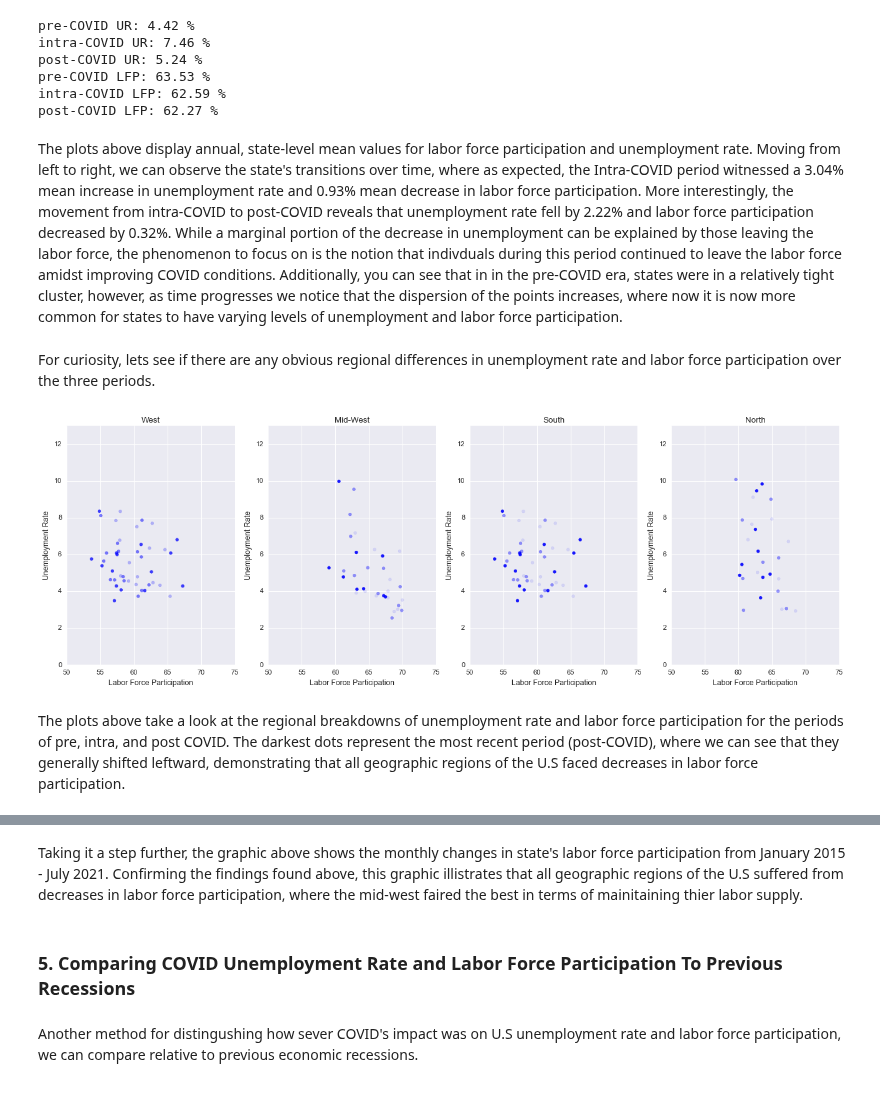
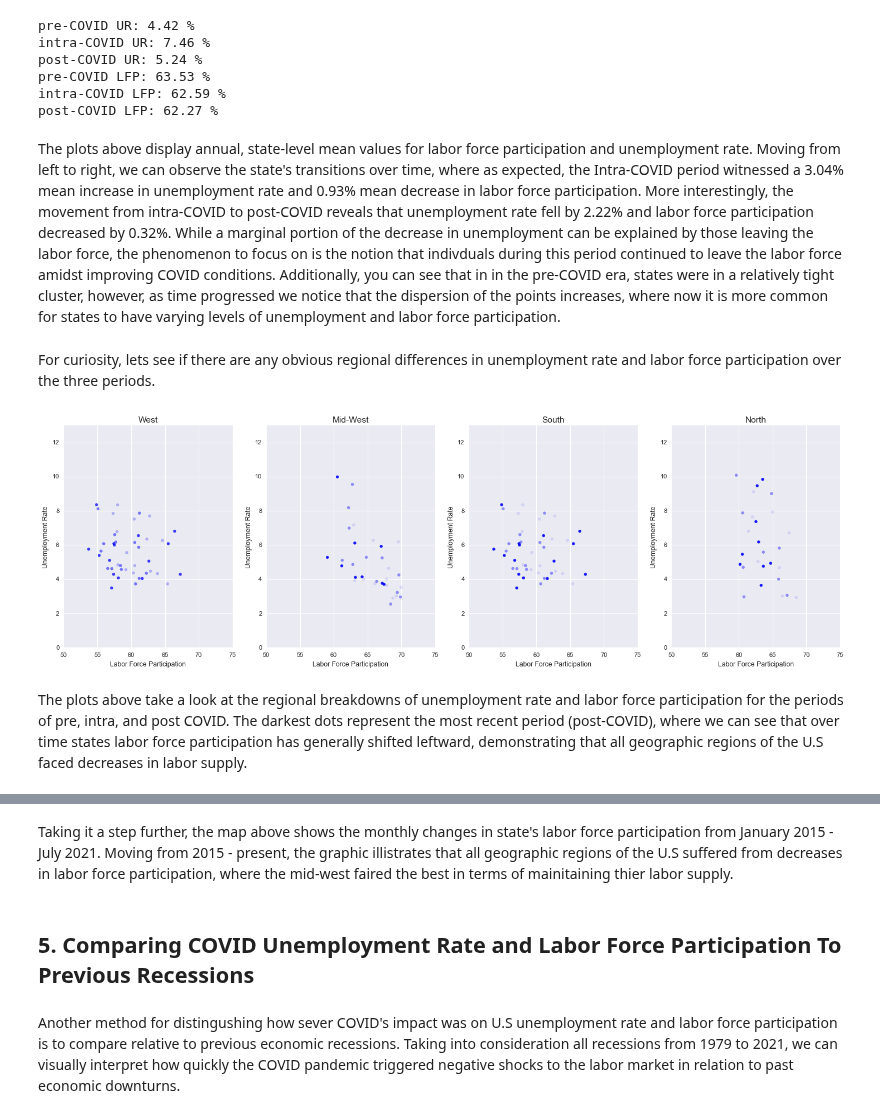
Before and after one commit to vgm236/ferrante_moreira_data_project, a Jupyter notebook: app/ferrante_moreira_project.ipynb, the cells around one changed output, grey strips where cells are left out. Cells and saved outputs as stored; diff of their text form; code cells hidden in the pictures.

```diff
--- a/app/ferrante_moreira_project.ipynb
+++ b/app/ferrante_moreira_project.ipynb
@@ -669,7 +672,7 @@ The plots above display annual, state-level mean values for labor force particip
 the Intra-COVID period witnessed a 3.04% mean increase in unemployment rate and 0.93% mean decrease in labor force participation. More interestingly, the movement from intra-COVID to post-COVID reveals
 that unemployment rate fell by 2.22% and labor force participation decreased by 0.32%. While a marginal portion of the decrease in unemployment can be explained by those leaving the labor force, the
 phenomenon to focus on is the notion that indivduals during this period continued to leave the labor force amidst improving COVID conditions. Additionally, you can see that in in the pre-COVID era, states
-were in a relatively tight cluster, however, as time progresses we notice that the dispersion of the points increases, where now it is now more common for states to have varying levels of unemployment and
+were in a relatively tight cluster, however, as time progressed we notice that the dispersion of the points increases, where now it is more common for states to have varying levels of unemployment and
 labor force participation.
 # %% [markdown]
 For curiosity, lets see if there are any obvious regional differences in unemployment rate and labor force participation over the three periods.
@@ -757,37 +760,37 @@ for (j, i) in zip(south_ur, south_lfp):
 north_ur = [pre_north_ur, intra_north_ur, post_north_ur]
 north_lfp = [pre_north_lfp, intra_north_lfp, post_north_lfp]
 
 for (j, i) in zip(north_ur, north_lfp):
     ax[3].scatter(
         i.mean(),
         j.mean(),
         color='b',
         alpha=[0.1, 0.4, 0.9]
     )
 
 for i in [0, 1, 2, 3]:
     ax[i].set_xlim(50, 75),
     ax[i].set_ylim(0, 13)
 
 region_titles = ["West", "Mid-West", "South", "North"]
 count = [0, 1, 2, 3]
 
 for (i, j) in zip(count, region_titles):
-    ax[i].set_title(j)
+    ax[i].set_title(j, fontsize=14)
 
 for i in [0, 1, 2, 3]:
     ax[i].set_ylabel("Unemployment Rate")
     ax[i].set_xlabel("Labor Force Participation")
 
 for i in [0, 1, 2, 3]:
     ax[i].spines['right'].set_visible(False)
     ax[i].spines['top'].set_visible(False)
 
 plt.style.use("seaborn")
 # %% [output]
-[figure, old version]
+[figure, new version]
 # %% [markdown]
-The plots above take a look at the regional breakdowns of unemployment rate and labor force participation for the periods of pre, intra, and post COVID. The darkest dots represent the most recent period (post-COVID), where we can see that they generally shifted leftward, demonstrating that all geographic regions of the U.S faced decreases in labor force participation.
+The plots above take a look at the regional breakdowns of unemployment rate and labor force participation for the periods of pre, intra, and post COVID. The darkest dots represent the most recent period (post-COVID), where we can see that over time states labor force participation has generally shifted leftward, demonstrating that all geographic regions of the U.S faced decreases in labor supply.
 # %%
 import plotly.express as px
 import plotly.figure_factory as ff
@@ -808,11 +811,11 @@ fig.show()
 # %% [output]
 [interactive output not drawn]
 # %% [markdown]
-Taking it a step further, the graphic above shows the monthly changes in state's labor force participation from January 2015 - July 2021. Confirming the findings found above, this graphic illistrates that all geographic regions of the U.S suffered from decreases in labor force participation, where the mid-west faired the best in terms of mainitaining thier labor supply.
+Taking it a step further, the map above shows the monthly changes in state's labor force participation from January 2015 - July 2021. Moving from 2015 - present, the graphic illistrates that all geographic regions of the U.S suffered from decreases in labor force participation, where the mid-west faired the best in terms of mainitaining thier labor supply.
 # %% [markdown]
-### 5. Comparing COVID Unemployment Rate and Labor Force Participation To Previous Recessions
+## 5. Comparing COVID Unemployment Rate and Labor Force Participation To Previous Recessions
 # %% [markdown]
-Another method for distingushing how sever COVID's impact was on U.S unemployment rate and labor force participation, we can compare relative to previous economic recessions.
+Another method for distingushing how sever COVID's impact was on U.S unemployment rate and labor force participation is to compare relative to previous economic recessions. Taking into consideration all recessions from 1979 to 2021, we can visually interpret how quickly the COVID pandemic triggered negative shocks to the labor market in relation to past economic downturns.
 # %%
 # Build subsets for each recession
 
```
Also changed, not shown: parts of 25 cells of this notebook.
